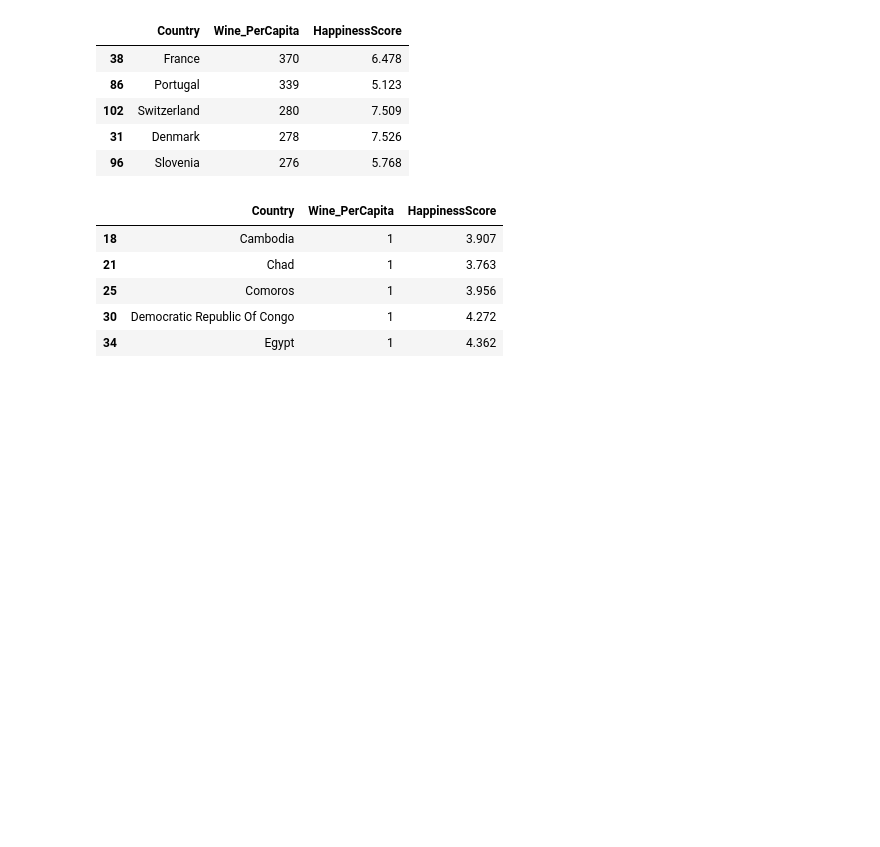
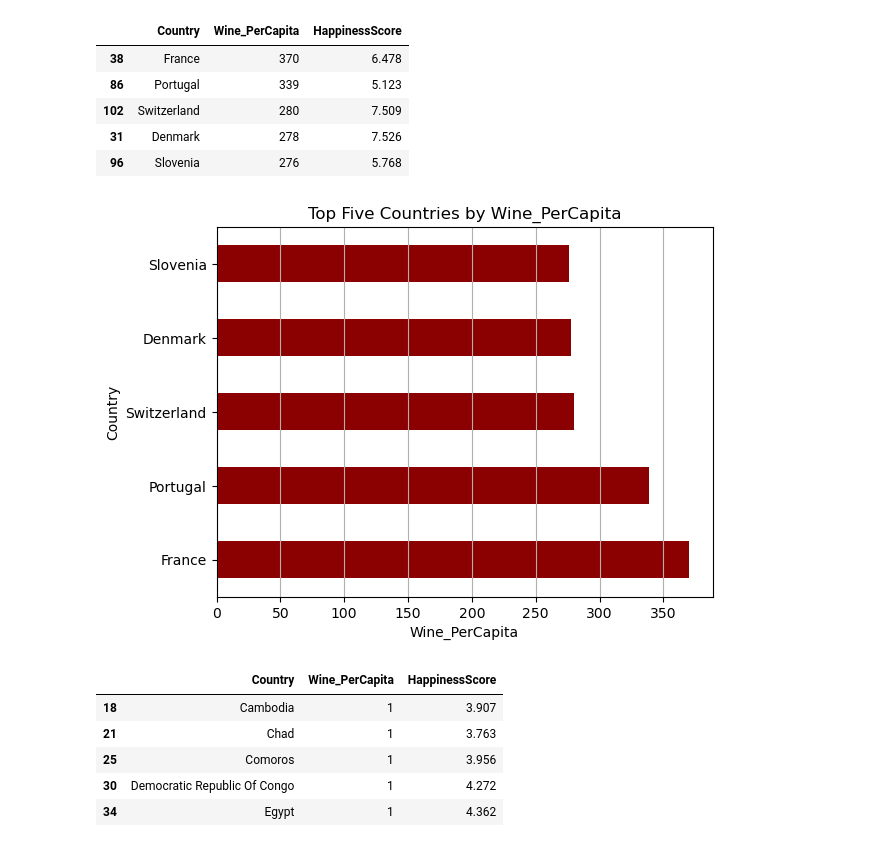
Before and after one commit to mattcaseycpa/project1, a Jupyter notebook: project.ipynb, the cells around one changed output. Cells and saved outputs as stored; diff of their text form; code cells hidden in the pictures; blank space fills up the shorter version.

```diff
--- a/project.ipynb
+++ b/project.ipynb
@@ -906,6 +915,17 @@ top5wine
 | 102 | Switzerland | 280 | 7.509 |
 | 31 | Denmark | 278 | 7.526 |
 | 96 | Slovenia | 276 | 5.768 |
+# %%
+top5wine.plot(kind = "barh", x = "Country", y = "Wine_PerCapita", color = "darkred", legend=False)
+plt.title("Top Five Countries by Wine_PerCapita")
+plt.xlabel("Wine_PerCapita")
+plt.ylabel("Country")
+plt.grid(axis = "x", zorder=0)
+
+plt.savefig("output_data/OH/top5wine.png", bbox_inches='tight')
+plt.show()
+# %% [output]
+[figure, added]
 # %%
 # Bottom 5 wine consuming countries and happiness scores
 bot5wine = OH_happiness.nsmallest(5, "Wine_PerCapita")[["Country", "Wine_PerCapita", "HappinessScore"]]
```
Also changed, not shown: parts of 5 cells of this notebook.
